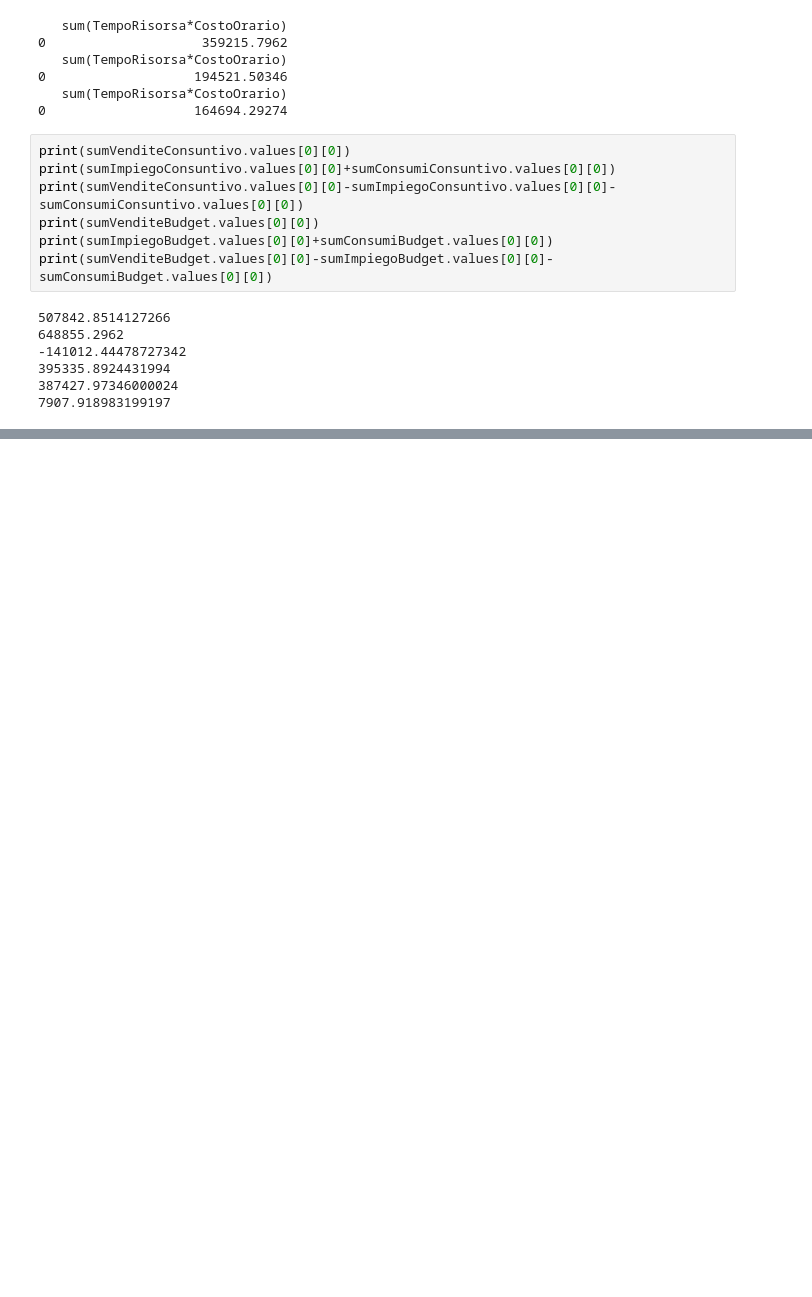
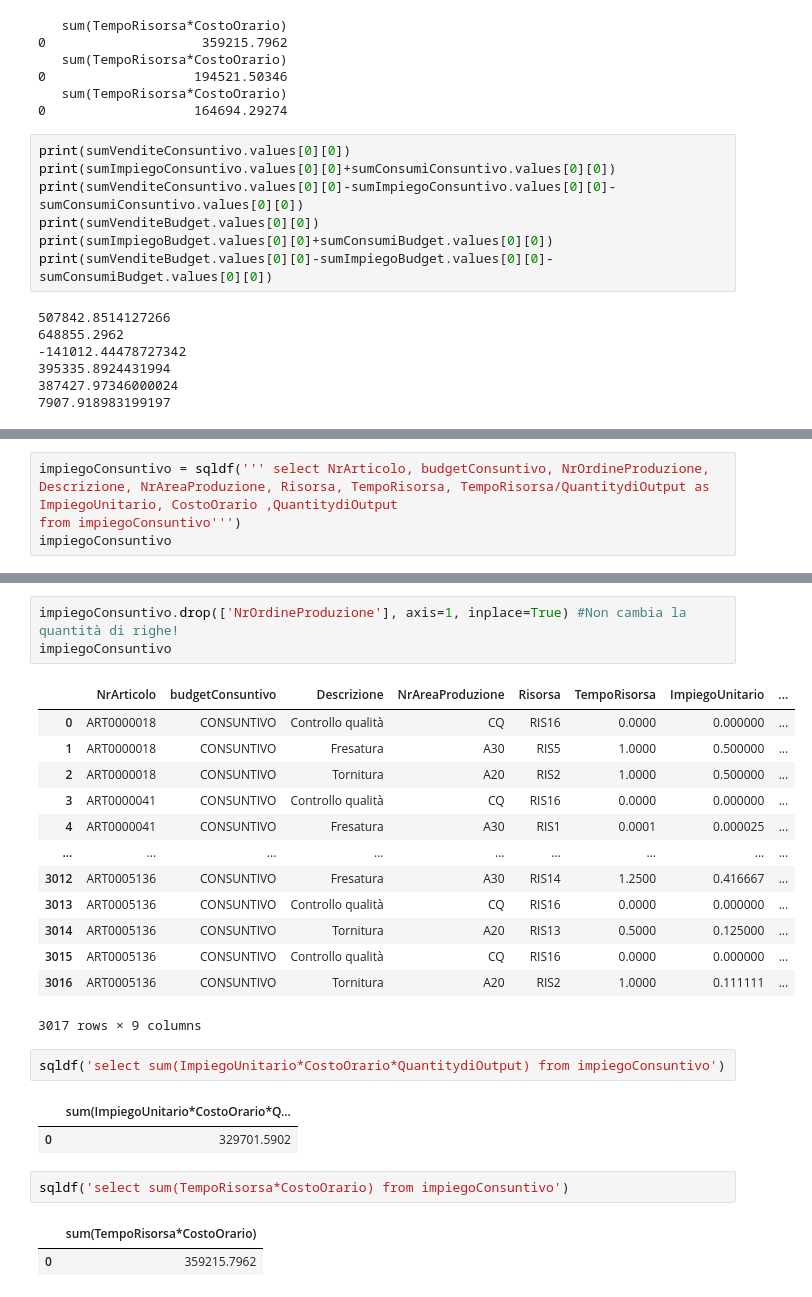
Before and after one commit to VinciGit00/SCGProject, a Jupyter notebook: Datasets/DataElaboration/TotaleDavidExtended.ipynb, the cells around one changed output, grey strips where cells are left out. Cells and saved outputs as stored; diff of their text form; blank space fills up the shorter version.

Commit message:
inizio scostamento volume
proposte per gestire quantità di output nulle usando avg e sum

```diff
--- a/Datasets/DataElaboration/TotaleDavidExtended.ipynb
+++ b/Datasets/DataElaboration/TotaleDavidExtended.ipynb
@@ -304,0 +340,4 @@ print(sumVenditeBudget.values[0][0]-sumImpiegoBudget.values[0][0]-sumConsumiBudg
+# %%
+impiegoConsuntivo = sqldf(''' select NrArticolo, budgetConsuntivo, NrOrdineProduzione, Descrizione, NrAreaProduzione, Risorsa, TempoRisorsa, TempoRisorsa/QuantitydiOutput as ImpiegoUnitario, CostoOrario ,QuantitydiOutput
+from impiegoConsuntivo''')
+impiegoConsuntivo
@@ -304,0 +358,27 @@ print(sumVenditeBudget.values[0][0]-sumImpiegoBudget.values[0][0]-sumConsumiBudg
+# %%
+impiegoConsuntivo.drop(['NrOrdineProduzione'], axis=1, inplace=True) #Non cambia la quantità di righe!
+impiegoConsuntivo
+# %% [output]
+|  | NrArticolo | budgetConsuntivo | Descrizione | NrAreaProduzione | Risorsa | TempoRisorsa | ImpiegoUnitario | ... |
+| 0 | ART0000018 | CONSUNTIVO | Controllo qualità | CQ | RIS16 | 0.0000 | 0.000000 | ... |
+| 1 | ART0000018 | CONSUNTIVO | Fresatura | A30 | RIS5 | 1.0000 | 0.500000 | ... |
+| 2 | ART0000018 | CONSUNTIVO | Tornitura | A20 | RIS2 | 1.0000 | 0.500000 | ... |
+| 3 | ART0000041 | CONSUNTIVO | Controllo qualità | CQ | RIS16 | 0.0000 | 0.000000 | ... |
+| 4 | ART0000041 | CONSUNTIVO | Fresatura | A30 | RIS1 | 0.0001 | 0.000025 | ... |
+| ... | ... | ... | ... | ... | ... | ... | ... | ... |
+| 3012 | ART0005136 | CONSUNTIVO | Fresatura | A30 | RIS14 | 1.2500 | 0.416667 | ... |
+| 3013 | ART0005136 | CONSUNTIVO | Controllo qualità | CQ | RIS16 | 0.0000 | 0.000000 | ... |
+| 3014 | ART0005136 | CONSUNTIVO | Tornitura | A20 | RIS13 | 0.5000 | 0.125000 | ... |
+| 3015 | ART0005136 | CONSUNTIVO | Controllo qualità | CQ | RIS16 | 0.0000 | 0.000000 | ... |
+| 3016 | ART0005136 | CONSUNTIVO | Tornitura | A20 | RIS2 | 1.0000 | 0.111111 | ... |
+3017 rows × 9 columns
+# %%
+sqldf('select sum(ImpiegoUnitario*CostoOrario*QuantitydiOutput) from impiegoConsuntivo')
+# %% [output]
+|  | sum(ImpiegoUnitario*CostoOrario*Q... |
+| 0 | 329701.5902 |
+# %%
+sqldf('select sum(TempoRisorsa*CostoOrario) from impiegoConsuntivo')
+# %% [output]
+|  | sum(TempoRisorsa*CostoOrario) |
+| 0 | 359215.7962 |
```
Also changed, not shown: parts of 13 cells of this notebook.
